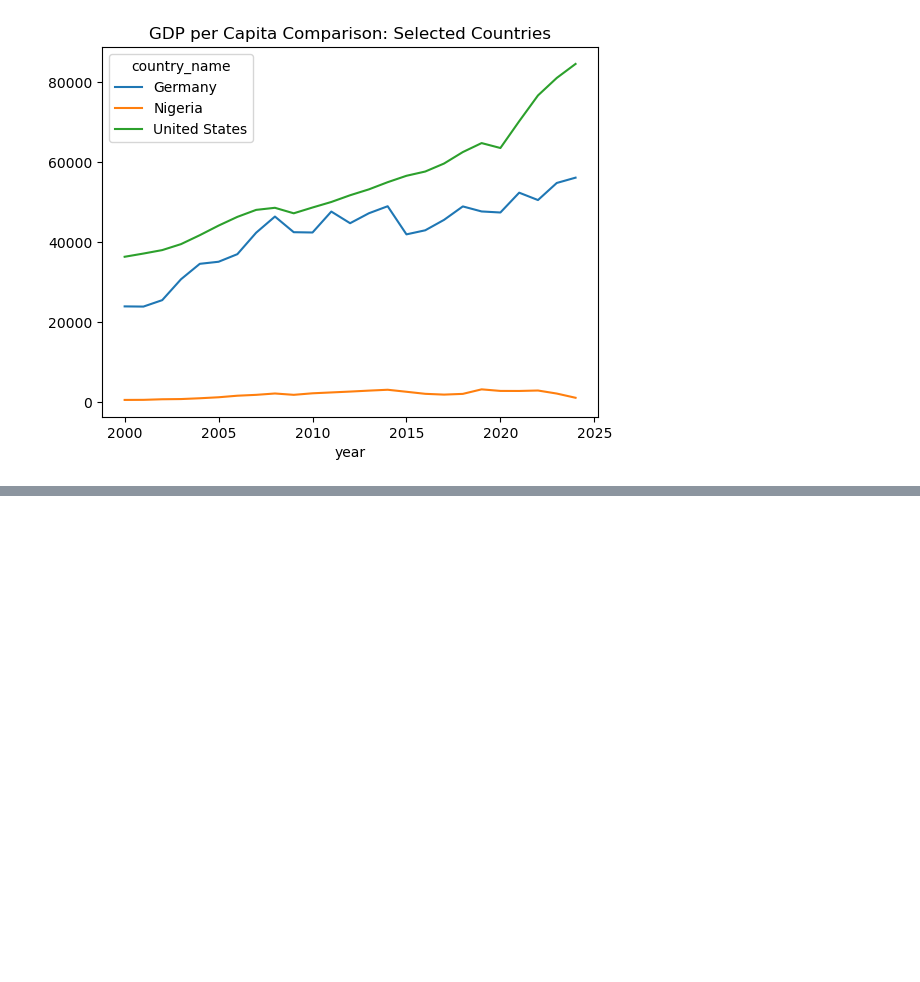
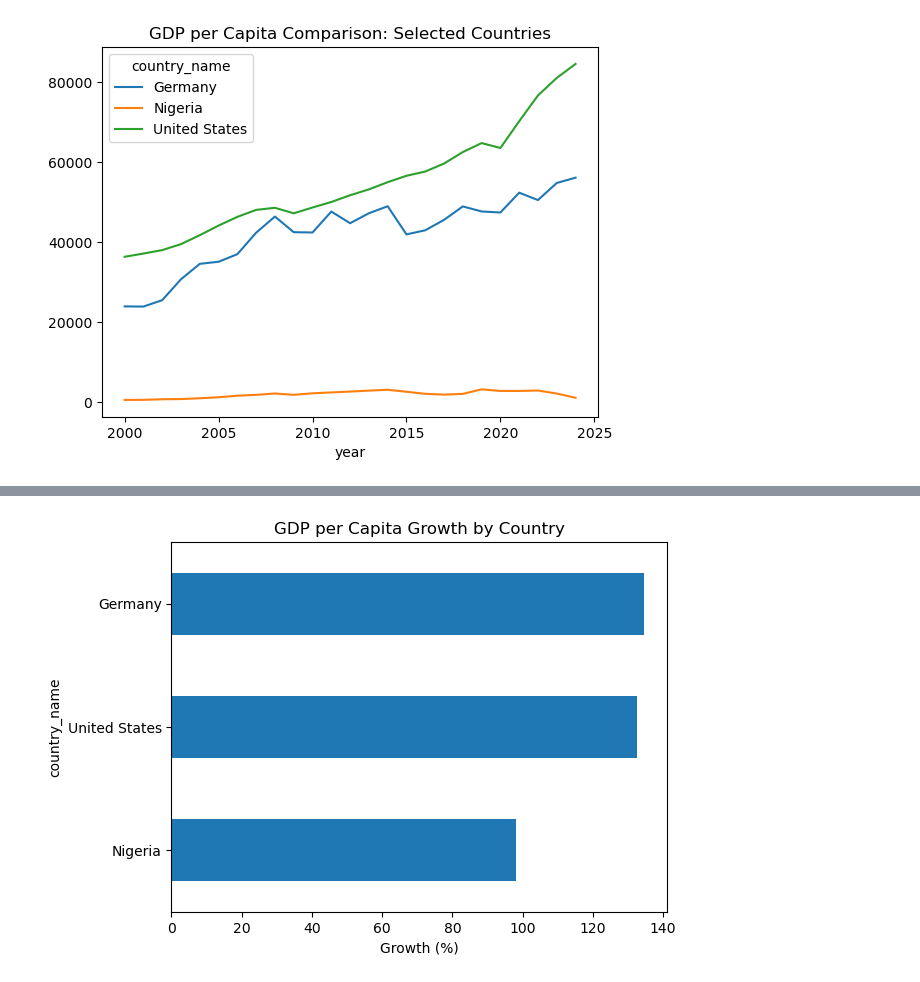
Before and after one commit to MonashTee/python-job-portfolio, a Jupyter notebook: week_01/notebooks/basic_economic_data.ipynb, the cells around one changed output, grey strips where cells are left out. Drawn from its saved outputs; the diff is of its cells as text; code cells hidden in the pictures; blank space fills up the shorter version.

Commit message:
Finalize GDP per capita analysis notebook

```diff
--- a/week_01/notebooks/basic_economic_data.ipynb
+++ b/week_01/notebooks/basic_economic_data.ipynb
@@ -539,0 +552,16 @@ country_trend.pivot(
+# %%
+# Ensure data is sorted
+gdp_sorted = gdp_final.sort_values('year')
+
+# Global average GDP per capita by year
+global_gdp = (
+    gdp_sorted
+    .groupby('year', as_index=False)['gdp_per_capita']
+    .mean()
+)
+
+start_value = global_gdp.iloc[0]['gdp_per_capita']
+end_value = global_gdp.iloc[-1]['gdp_per_capita']
+
+global_growth_pct = (end_value / start_value - 1) * 100
+global_growth_pct
@@ -539,0 +573,15 @@ country_trend.pivot(
+# %%
+country_growth = (
+    gdp_sorted[gdp_sorted['country_name'].isin(countries)]
+    .groupby('country_name')
+    .agg(
+        start_gdp=('gdp_per_capita', 'first'),
+        end_gdp=('gdp_per_capita', 'last')
+    )
+)
+
+country_growth['growth_pct'] = (
+    (country_growth['end_gdp'] / country_growth['start_gdp'] - 1) * 100
+)
+
+country_growth.sort_values('growth_pct', ascending=False)
@@ -539,0 +594,9 @@ country_trend.pivot(
+# %%
+country_growth['growth_pct'].sort_values().plot(
+    kind='barh',
+    title='GDP per Capita Growth by Country'
+)
+plt.xlabel('Growth (%)')
+plt.show()
+# %% [output]
+[figure, added]
```
Also changed, not shown: parts of 19 cells of this notebook, 1 other file.
